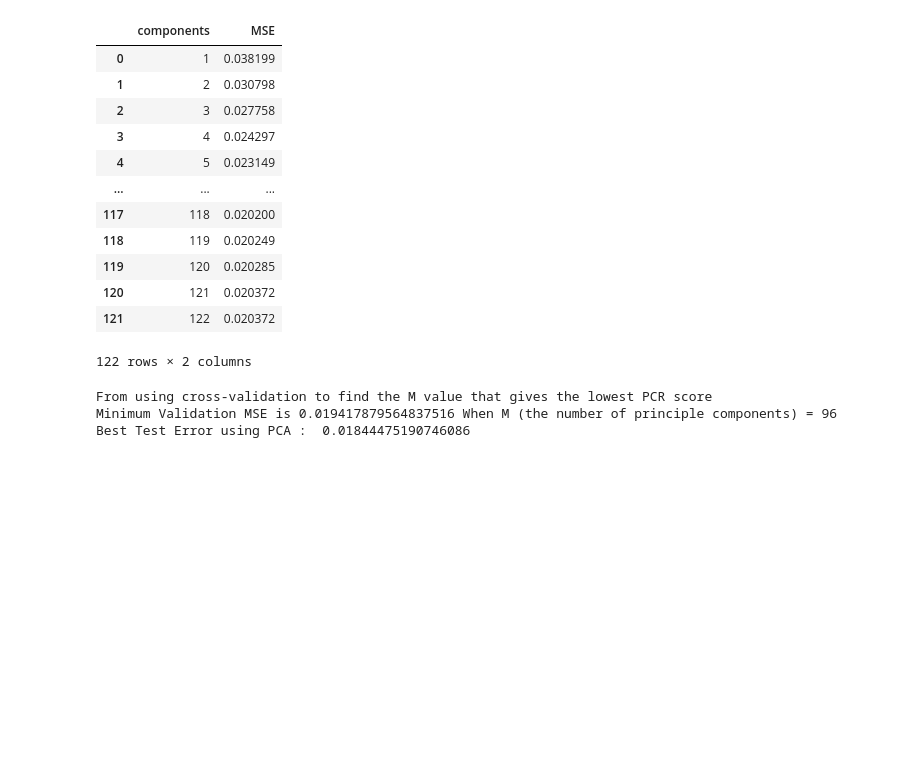
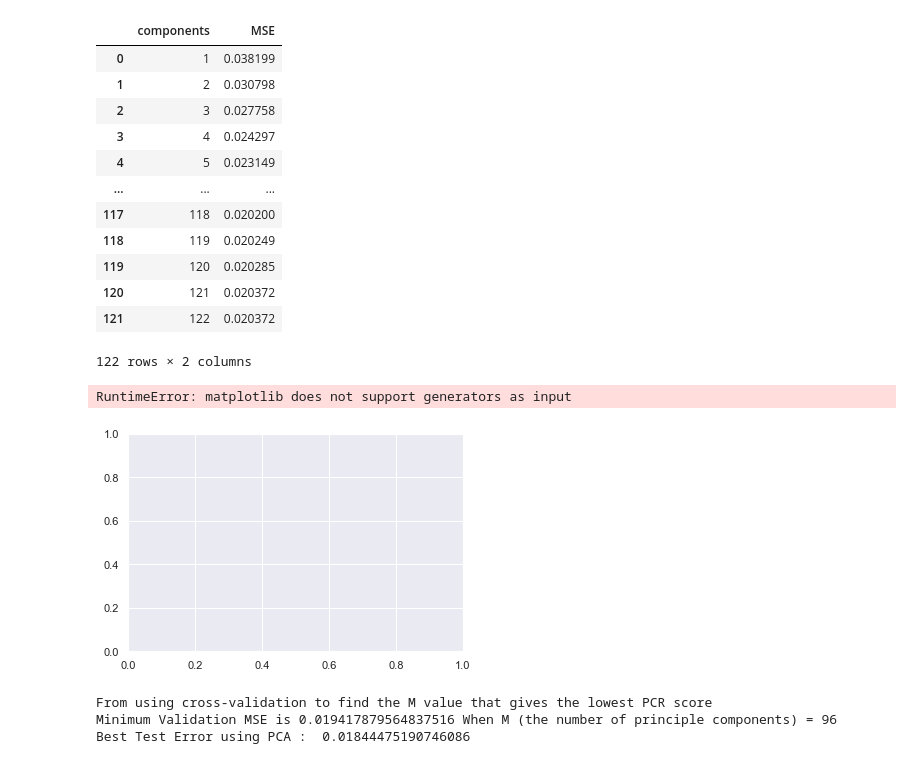
Before and after one commit to humera811/mldsnew, a Jupyter notebook: Homework5/notebook/Bano_Humera_HW5.ipynb, the cells around one changed output. Saved outputs shown, nothing was run; the diff lists cells and outputs as text; code cells hidden in the pictures; blank space fills up the shorter version.

```diff
--- a/Homework5/notebook/Bano_Humera_HW5.ipynb
+++ b/Homework5/notebook/Bano_Humera_HW5.ipynb
@@ -729,6 +729,11 @@ result_df
 | 120 | 121 | 0.020372 |
 | 121 | 122 | 0.020372 |
 122 rows × 2 columns
+# %%
+plt.plot(k_fold_cv.split(train_X), result_df)
+# %% [output]
+RuntimeError: matplotlib does not support generators as input
+[figure, added]
 # %%
 # Getting index of best cv error
 best_component = (result_df[result_df['MSE'] == result_df['MSE'].min()]).values.tolist()[0]
```
Also changed, not shown: 6 other files.
